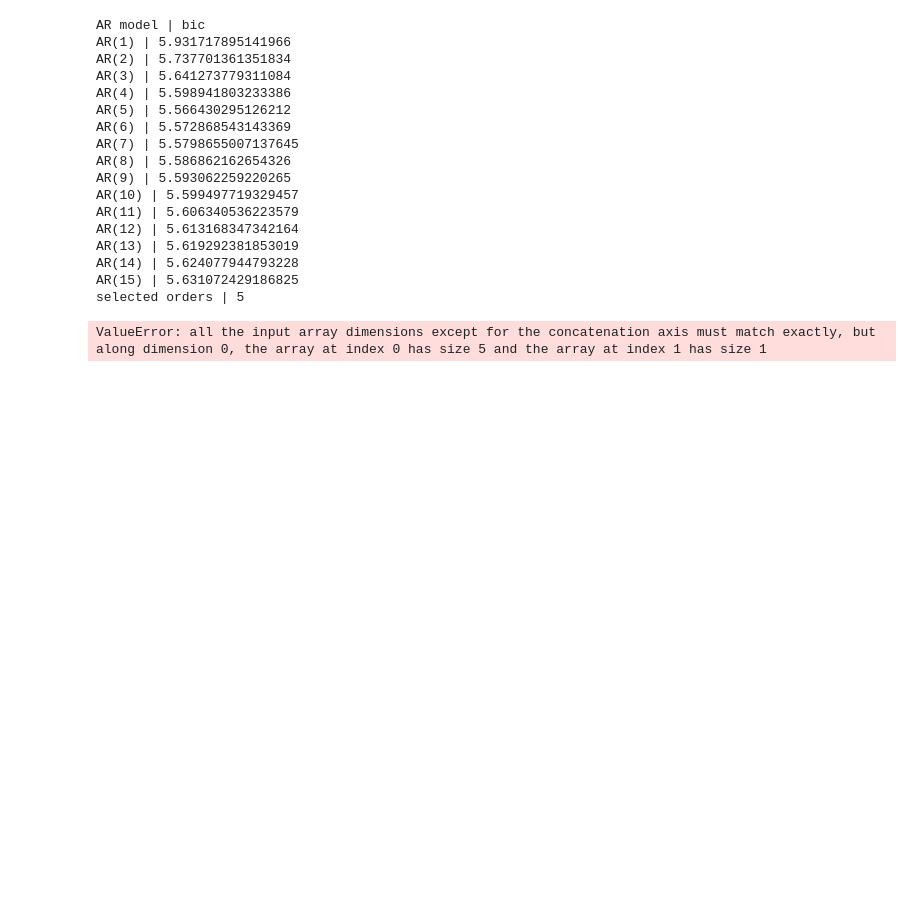
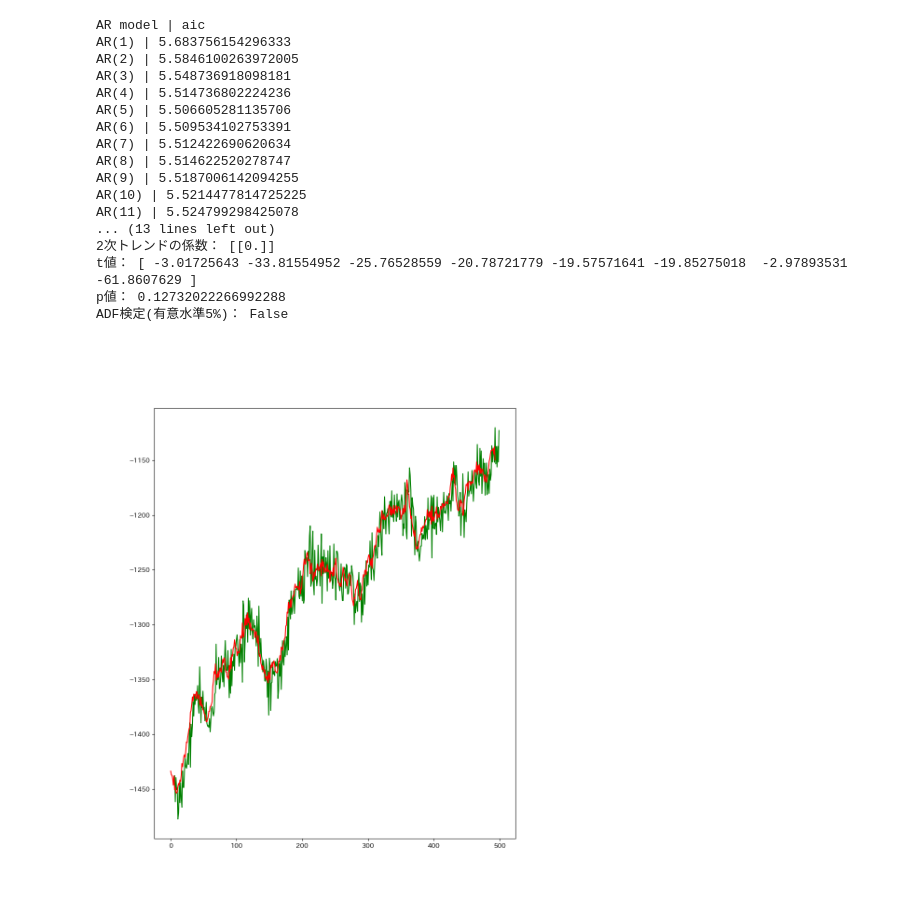
Before and after one commit to leggings8942/time_series_model, a Jupyter notebook: URP_model_handmade.ipynb, the cells around one changed output. Saved outputs shown, nothing was run; the diff lists cells and outputs as text; code cells hidden in the pictures; blank space fills up the shorter version.

Commit message:
DF・ADF検定の実装完了

```diff
--- a/URP_model_handmade.ipynb
+++ b/URP_model_handmade.ipynb
@@ -82,41 +84,41 @@ p値： 7.196527589361295e-22
 # %%
 # regression：データ構造により以下から指定
 # n  ・・・定数項なし&トレンドなし
 # c  ・・・定数項あり&トレンドなし
 # ct ・・・定数項あり&1次のトレンドあり
 # ctt・・・定数項あり&1次のトレンドあり&2次のトレンドあり
-adfruler = Augmented_Dickey_Fuller_Test(pd_data, regression="ctt")
-adfruler.select_order(maxlag=15, ic="bic", isVisible=True)
-adfruler.log_likelihood()
+adfruler = Augmented_Dickey_Fuller_Test(pd_data, regression="ct")
+adfruler.select_order(maxlag=20, ic="aic", isVisible=True)
 adfruler.adfRuller()
-y_pred = adfruler.predict(pd_data, np.arange(len(pd_data)).reshape([len(pd_data), 1]))
+y_pred = adfruler.predict(pd_data, np.arange(1, len(pd_data)+1).reshape([len(pd_data), 1]))
 
 plt.figure(figsize=(10, 12))
-plt.plot(pd_data, "-", color="green")
-plt.plot(y_pred,  "-", color="red")
+plt.plot(pd_data[-len(y_pred):], "-", color="green")
+plt.plot(y_pred,                 "-", color="red")
 
-print("各時系列軸の係数：", adfruler.alpha)
+print("各時系列軸の係数：", adfruler.alpha.T)
 print("切片の係数：", adfruler.alpha0)
 print("1次トレンドの係数：", adfruler.trend_1st)
 print("2次トレンドの係数：", adfruler.trend_2nd)
 print("t値：", adfruler.tvalue)
 print("p値：", adfruler.pvalue)
+print("ADF検定(有意水準5%)：", True if adfruler.pvalue < 0.05 else False)
 # %% [output]
-AR model | bic
-AR(1) | 5.931717895141966
-AR(2) | 5.737701361351834
-AR(3) | 5.641273779311084
-AR(4) | 5.598941803233386
-AR(5) | 5.566430295126212
-AR(6) | 5.572868543143369
-AR(7) | 5.5798655007137645
-AR(8) | 5.586862162654326
-AR(9) | 5.593062259220265
-AR(10) | 5.599497719329457
-AR(11) | 5.606340536223579
-AR(12) | 5.613168347342164
-AR(13) | 5.619292381853019
-AR(14) | 5.624077944793228
-AR(15) | 5.631072429186825
-selected orders | 5
+AR model | aic
+AR(1) | 5.683756154296333
+AR(2) | 5.5846100263972005
+AR(3) | 5.548736918098181
+AR(4) | 5.514736802224236
+AR(5) | 5.506605281135706
+AR(6) | 5.509534102753391
+AR(7) | 5.512422690620634
+AR(8) | 5.514622520278747
+AR(9) | 5.5187006142094255
+AR(10) | 5.5214477814725225
+AR(11) | 5.524799298425078
+... (13 lines left out)
+2次トレンドの係数： [[0.]]
+t値： [ -3.01725643 -33.81554952 -25.76528559 -20.78721779 -19.57571641 -19.85275018  -2.97893531 -61.8607629 ]
+p値： 0.12732022266992288
+ADF検定(有意水準5%)： False
-ValueError: all the input array dimensions except for the concatenation axis must match exactly, but along dimension 0, the array at index 0 has size 5 and the array at index 1 has size 1
+[figure, added]
```
Also changed, not shown: parts of 3 cells of this notebook, 3 other files.
